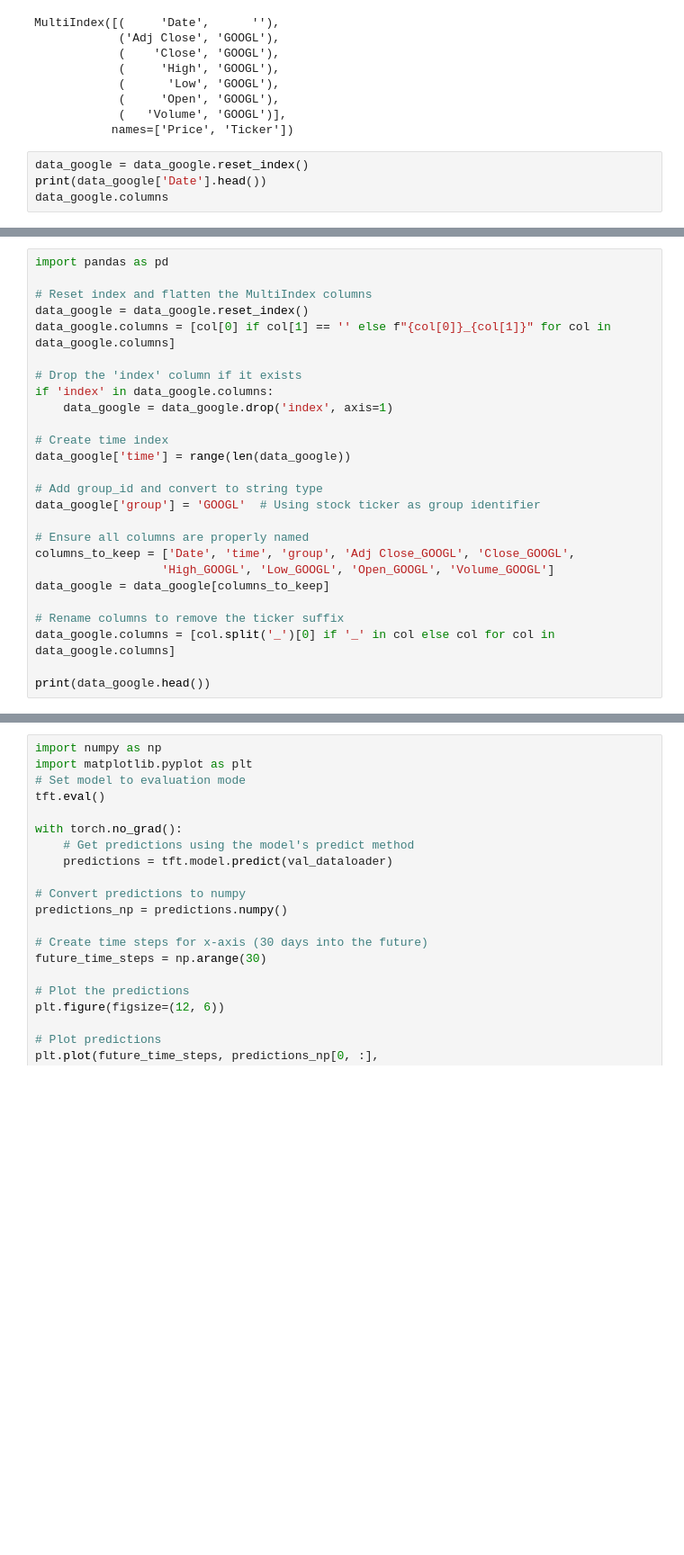
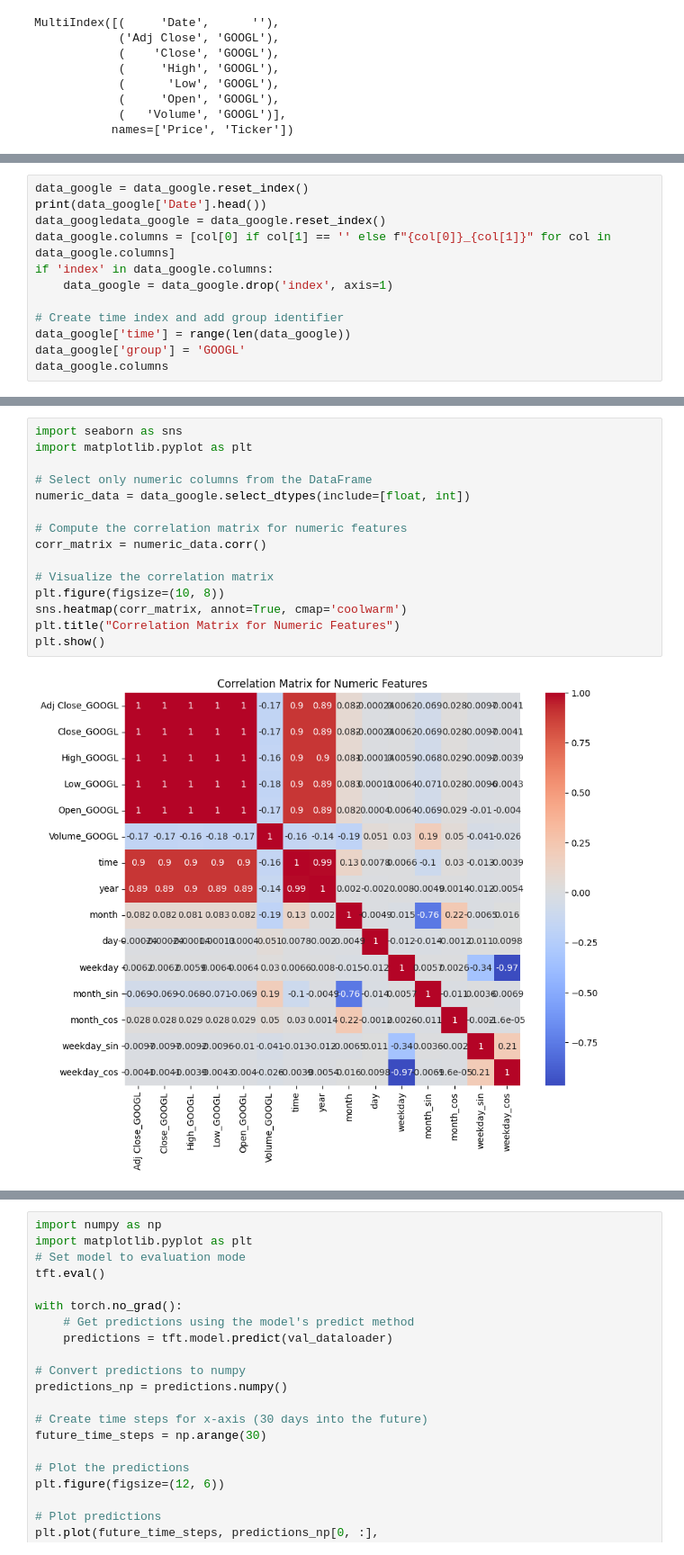
Before and after one commit to deepak-dobbala/Stock_Market_Forecasting_using_DeepLearning, a Jupyter notebook: Training/Train_TFT.ipynb, the cells around one changed output, grey strips where cells are left out. Shown at 90% size. Drawn from its saved outputs; the diff is of its cells as text; blank space fills up the shorter version.

Commit message:
data quality enhancement completed

```diff
--- a/Training/Train_TFT.ipynb
+++ b/Training/Train_TFT.ipynb
@@ -32,7 +32,3 @@ MultiIndex([(     'Date',      ''),
             (     'Open', 'GOOGL'),
             (   'Volume', 'GOOGL')],
            names=['Price', 'Ticker'])
-# %%
-data_google = data_google.reset_index()
-print(data_google['Date'].head())
-data_google.columns
@@ -55,27 +35,13 @@ MultiIndex([(    'index',      ''),
 # %%
-import pandas as pd
-
-# Reset index and flatten the MultiIndex columns
 data_google = data_google.reset_index()
+print(data_google['Date'].head())
+data_googledata_google = data_google.reset_index()
 data_google.columns = [col[0] if col[1] == '' else f"{col[0]}_{col[1]}" for col in data_google.columns]
-
-# Drop the 'index' column if it exists
 if 'index' in data_google.columns:
     data_google = data_google.drop('index', axis=1)
 
-# Create time index
+# Create time index and add group identifier
 data_google['time'] = range(len(data_google))
-
-# Add group_id and convert to string type
-data_google['group'] = 'GOOGL'  # Using stock ticker as group identifier
-
-# Ensure all columns are properly named
-columns_to_keep = ['Date', 'time', 'group', 'Adj Close_GOOGL', 'Close_GOOGL',
-                  'High_GOOGL', 'Low_GOOGL', 'Open_GOOGL', 'Volume_GOOGL']
-data_google = data_google[columns_to_keep]
-
-# Rename columns to remove the ticker suffix
-data_google.columns = [col.split('_')[0] if '_' in col else col for col in data_google.columns]
-
-print(data_google.head())
+data_google['group'] = 'GOOGL'
+data_google.columns
 # %% [output]
@@ -94,0 +123,17 @@ print(data_google.head())
+# %%
+import seaborn as sns
+import matplotlib.pyplot as plt
+
+# Select only numeric columns from the DataFrame
+numeric_data = data_google.select_dtypes(include=[float, int])
+
+# Compute the correlation matrix for numeric features
+corr_matrix = numeric_data.corr()
+
+# Visualize the correlation matrix
+plt.figure(figsize=(10, 8))
+sns.heatmap(corr_matrix, annot=True, cmap='coolwarm')
+plt.title("Correlation Matrix for Numeric Features")
+plt.show()
+# %% [output]
+[figure, added]
```
Also changed, not shown: parts of 8 cells of this notebook.
